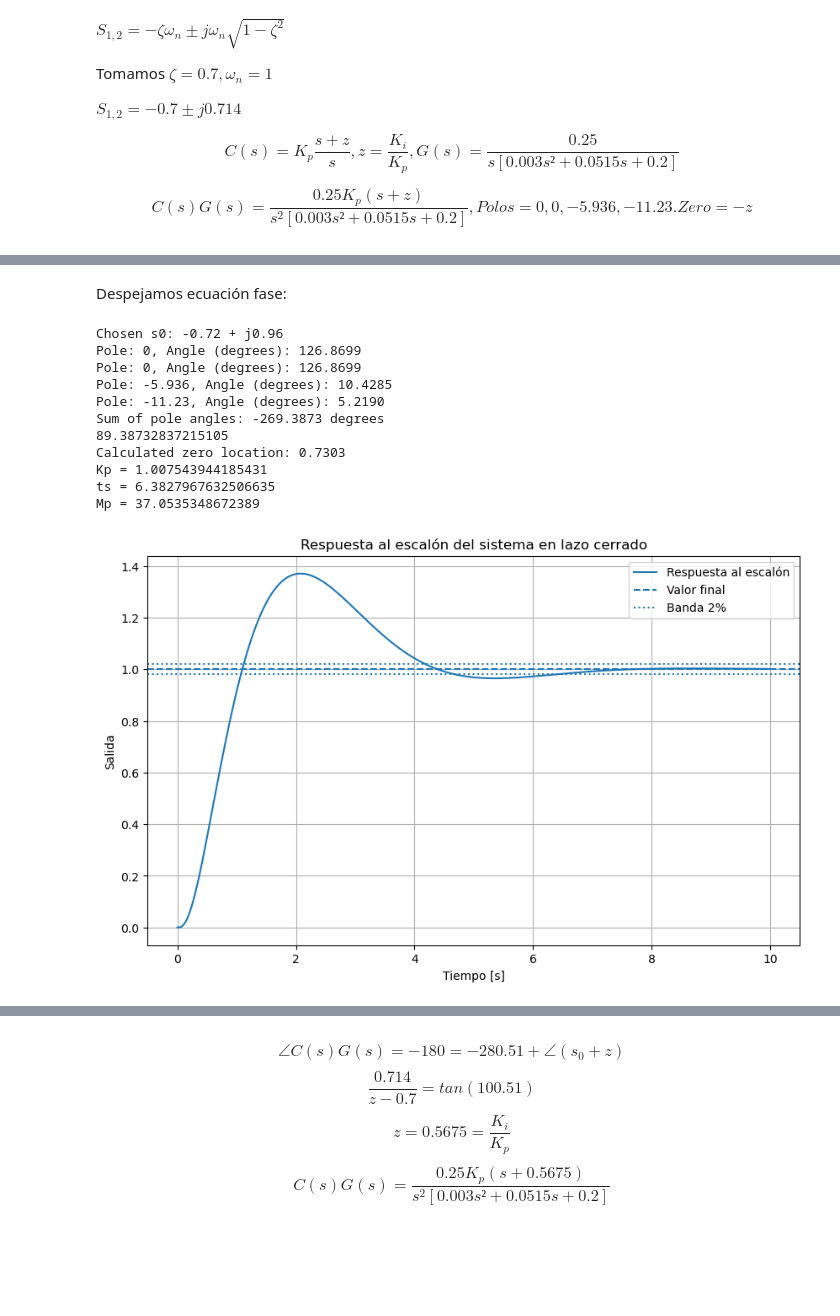
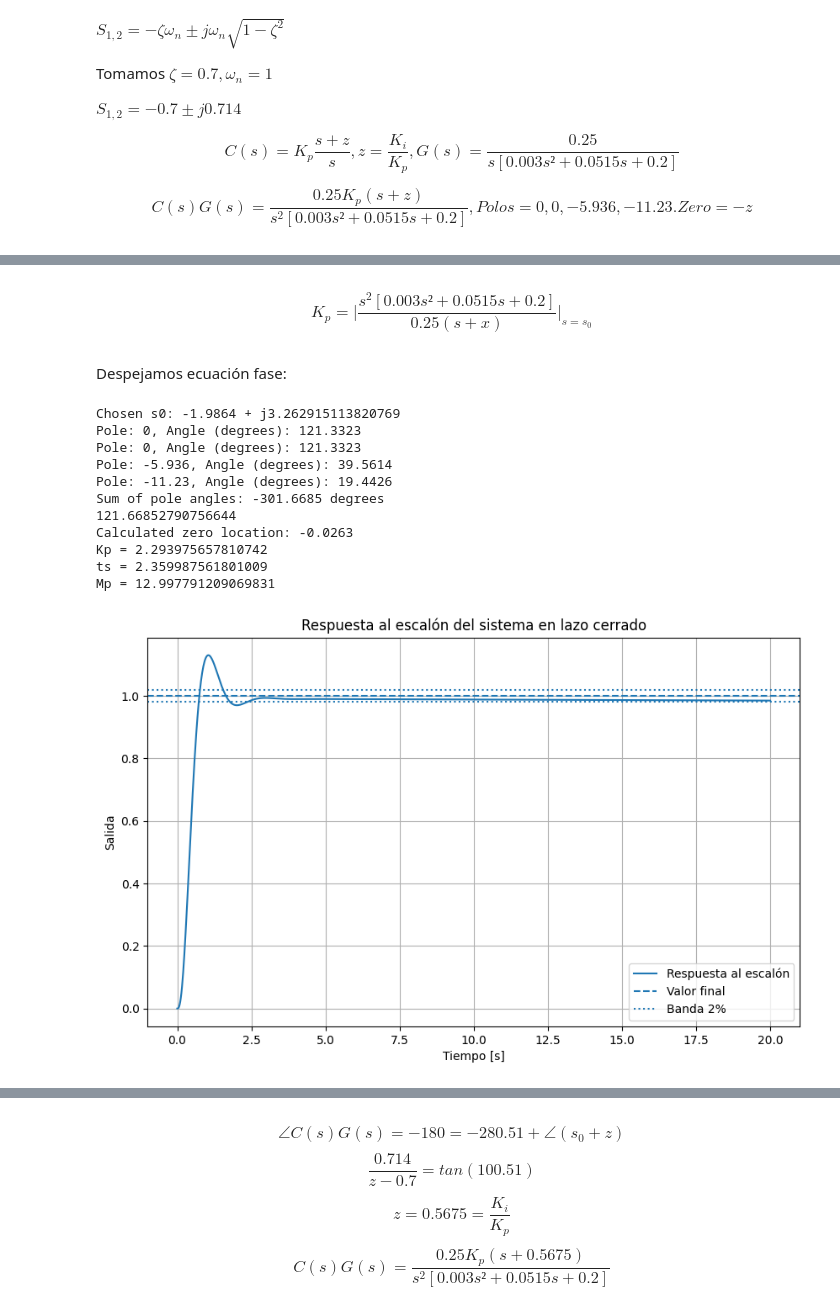
Before and after one commit to LucioLuque/Control-TP1, a Jupyter notebook: Ejercicio1.ipynb, the cells around one changed output, grey strips where cells are left out. Cells and saved outputs as stored; diff of their text form; code cells hidden in the pictures; blank space fills up the shorter version.

```diff
--- a/Ejercicio1.ipynb
+++ b/Ejercicio1.ipynb
@@ -503,3 +485,5 @@ $$ C(s)G(s) = \frac{0.25K_p(s+z)}{s^2[0.003s² + 0.0515s + 0.2]}, Polos=0,0,-5.9
+# %% [markdown]
+$$ K_p = \Big|\frac{s^2[0.003s² + 0.0515s + 0.2]}{0.25(s+x)}\Big|_{s=s_0} $$
 # %% [markdown]
 Despejamos ecuación fase:
 # %%
@@ -510,8 +494,8 @@ def angle_from_pole_to_s0(s0, pole_real):
     imag_part = s0[1]
     return math.degrees(math.atan2(imag_part, real_part))
 
-zeta = 0.6
-wn = 1.2
+zeta = 0.52
+wn = 3.82
 
 s0 = [-zeta * wn, wn * math.sqrt(1 - zeta**2)]  # real, imaginary
 print(f"Chosen s0: {s0[0]} + j{s0[1]}")
@@ -529,51 +513,51 @@ print(-180 - sum_angles)
 z = s0[1]/math.tan(math.radians(-180 - sum_angles)) - s0[0]
 print(f"Calculated zero location: {z:.4f}")
 
-s0 = complex(s0[0], s0[1])  # Convert to complex number
+s0 = complex(s0[0], s0[1])
 
 numerator = s0**2 * (0.003*s0**2 + 0.0515*s0 + 0.2)
 denominator = 0.25 * (s0 + z)
 
 Kp = abs(numerator / denominator)
 print(f"Kp = {Kp}")
 
 
 import numpy as np
 import matplotlib.pyplot as plt
 import control as ctrl
 
 CG = ctrl.TransferFunction([0.25 * Kp, 0.25 * Kp * z], [0.003, 0.0515, 0.2, 0, 0])
 T = ctrl.feedback(CG, 1)
 info = ctrl.step_info(T, SettlingTimeThreshold=0.02)
 print("ts =", info["SettlingTime"])
 print("Mp =", info["Overshoot"])
 
-t = np.linspace(0, 10, 1000)
+t = np.linspace(0, 20, 1000)
 t, y = ctrl.step_response(T, T=t)
 plt.figure(figsize=(10,6))
 plt.plot(t, y, label='Respuesta al escalón')
 plt.axhline(info["SteadyStateValue"], linestyle='--', label='Valor final')
 plt.axhline(1.02 * info["SteadyStateValue"], linestyle=':', label='Banda 2%')
 plt.axhline(0.98 * info["SteadyStateValue"], linestyle=':')
 plt.xlabel('Tiempo [s]')
 plt.ylabel('Salida')
 plt.title('Respuesta al escalón del sistema en lazo cerrado')
 plt.grid(True)
 plt.legend()
 plt.show()
 # %% [output]
-Chosen s0: -0.72 + j0.96
-Pole: 0, Angle (degrees): 126.8699
-Pole: 0, Angle (degrees): 126.8699
-Pole: -5.936, Angle (degrees): 10.4285
-Pole: -11.23, Angle (degrees): 5.2190
-Sum of pole angles: -269.3873 degrees
-89.38732837215105
-Calculated zero location: 0.7303
-Kp = 1.007543944185431
-ts = 6.3827967632506635
-Mp = 37.0535348672389
+Chosen s0: -1.9864 + j3.262915113820769
+Pole: 0, Angle (degrees): 121.3323
+Pole: 0, Angle (degrees): 121.3323
+Pole: -5.936, Angle (degrees): 39.5614
+Pole: -11.23, Angle (degrees): 19.4426
+Sum of pole angles: -301.6685 degrees
+121.66852790756644
+Calculated zero location: -0.0263
+Kp = 2.293975657810742
+ts = 2.359987561801009
+Mp = 12.997791209069831
-[figure, old version]
+[figure, new version]
 # %%
 # import math
 
```
Also changed, not shown: parts of 8 cells of this notebook.
